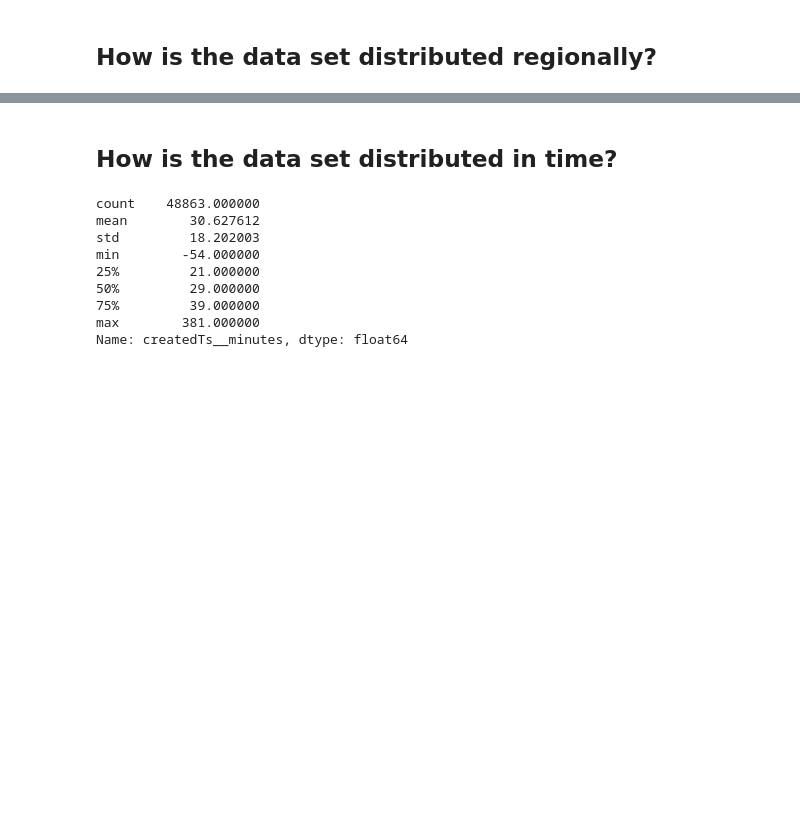
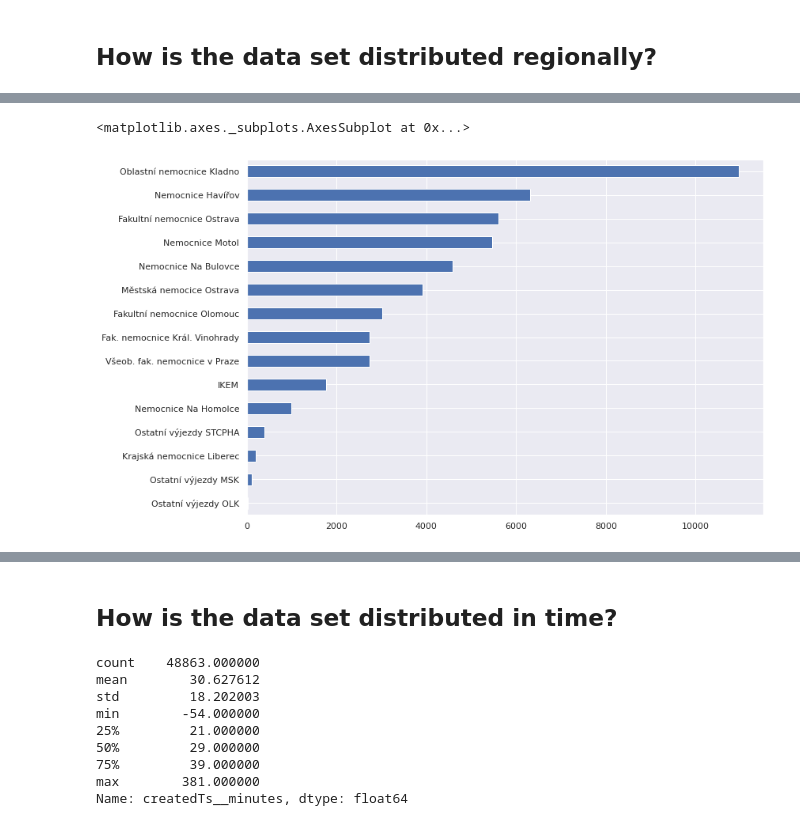
Before and after one commit to mtomcanyi/Hackhealth2021-Challenge7, a Jupyter notebook: ZCase_Analysis.ipynb, the cells around one changed output, grey strips where cells are left out. Drawn from its saved outputs; the diff is of its cells as text; code cells hidden in the pictures; blank space fills up the shorter version.

```diff
--- a/ZCase_Analysis.ipynb
+++ b/ZCase_Analysis.ipynb
@@ -60,0 +206,9 @@ Name: destination__hospitalName, dtype: int64
+# %%
+hospCounts = arrivalsDF["destination__hospitalName"].value_counts()
+hospCounts.sort_values(inplace=True,ascending=True)
+hospCounts
+
+hospCounts.plot(kind="barh")
+# %% [output]
+<matplotlib.axes._subplots.AxesSubplot at 0x...>
+[figure, added]
```
Also changed, not shown: parts of 32 cells of this notebook.
